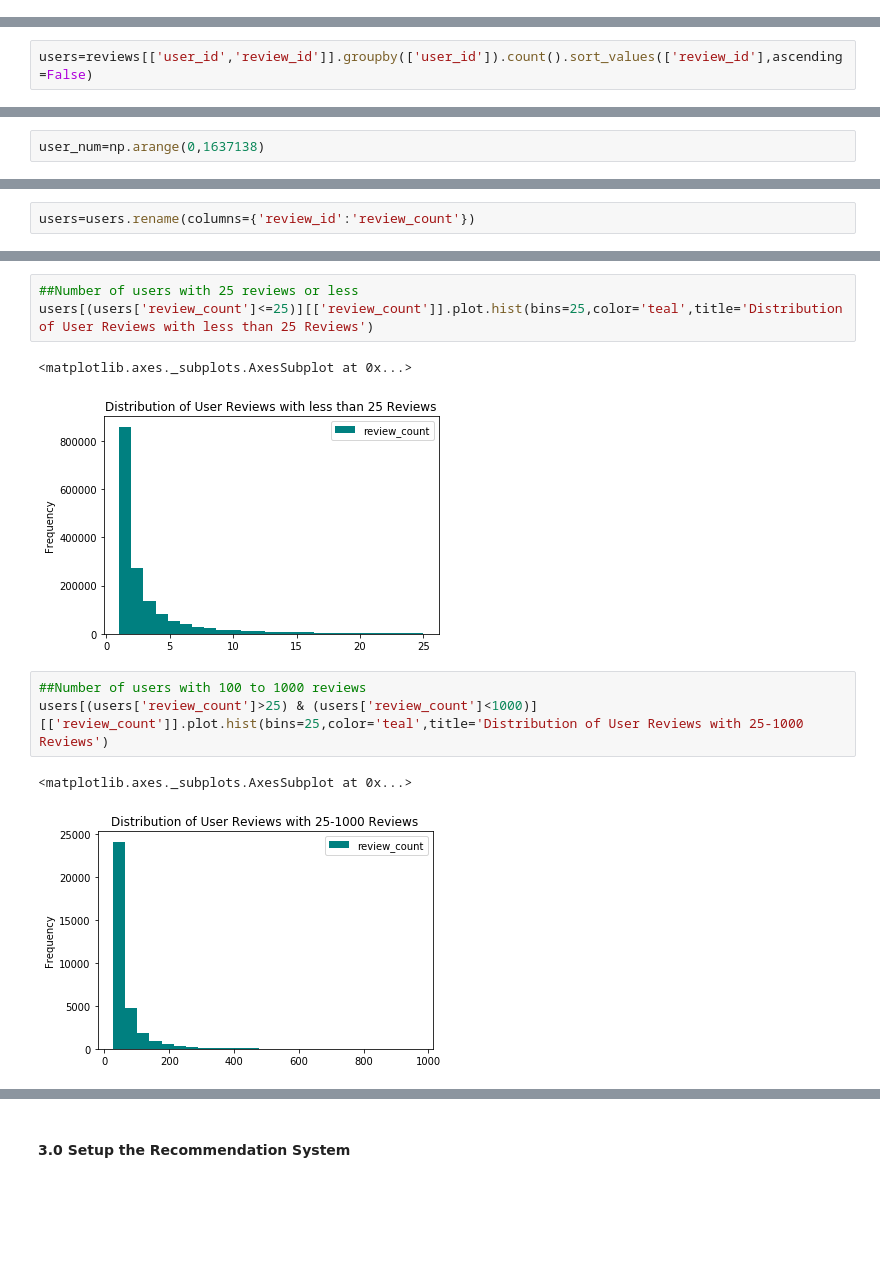
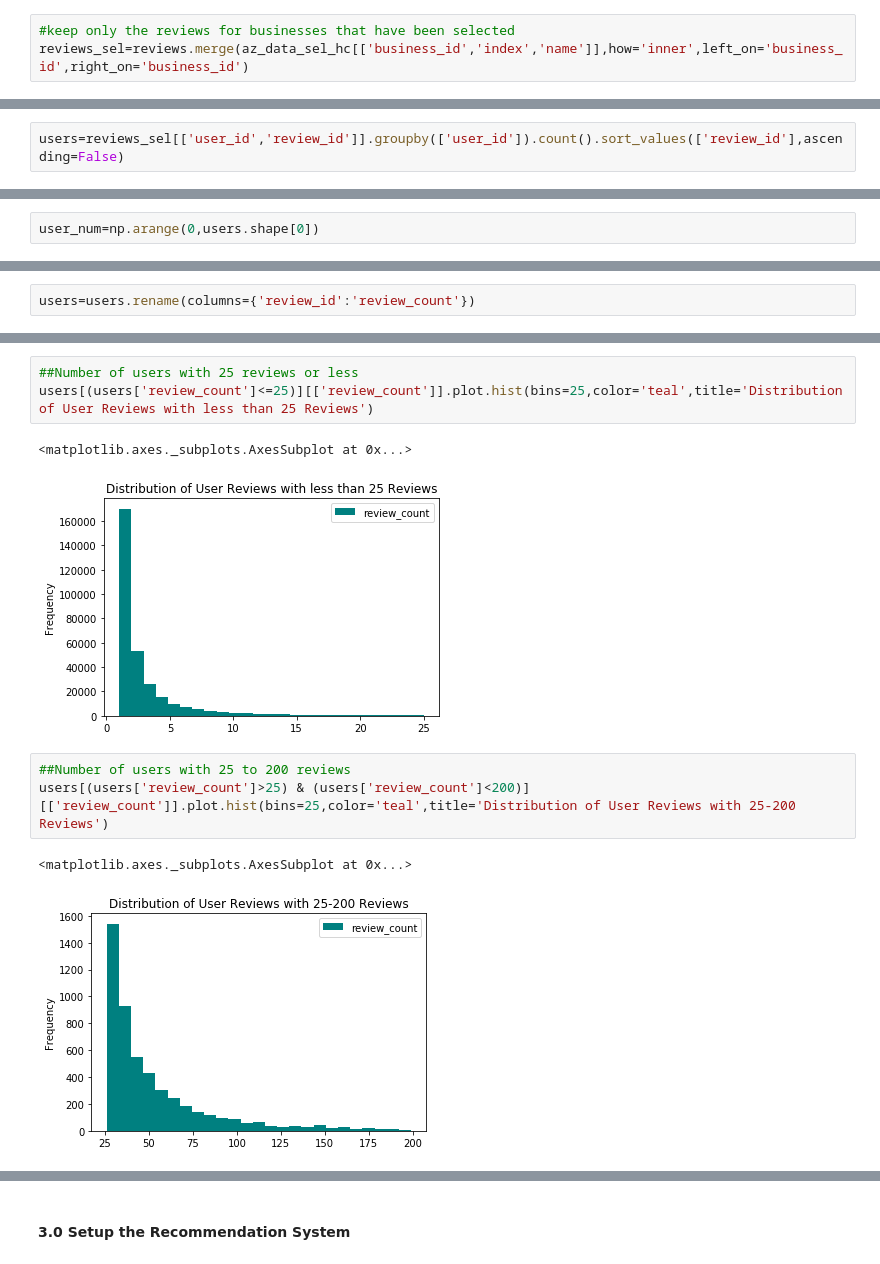
Before and after one commit to talham/CUNY, a Jupyter notebook: Data612/FinalProject/Yelp_analysis.ipynb, the cells around one changed output, grey strips where cells are left out. Saved outputs shown, nothing was run; the diff lists cells and outputs as text; blank space fills up the shorter version.

```diff
--- a/Data612/FinalProject/Yelp_analysis.ipynb
+++ b/Data612/FinalProject/Yelp_analysis.ipynb
@@ -625,0 +626,3 @@ reviews.tail(n=5)
+# %%
+#keep only the reviews for businesses that have been selected
+reviews_sel=reviews.merge(az_data_sel_hc[['business_id','index','name']],how='inner',left_on='business_id',right_on='business_id')
@@ -626,3 +633,3 @@ reviews.tail(n=5)
 # %%
-users=reviews[['user_id','review_id']].groupby(['user_id']).count().sort_values(['review_id'],ascending=False)
+users=reviews_sel[['user_id','review_id']].groupby(['user_id']).count().sort_values(['review_id'],ascending=False)
 # %%
@@ -632,5 +639,5 @@ users.shape
 # %%
-user_num=np.arange(0,1637138)
+user_num=np.arange(0,users.shape[0])
 # %%
 users['user_num']=user_num
 # %%
@@ -660,11 +667,11 @@ users.head(n=5)
 users[(users['review_count']<=25)][['review_count']].plot.hist(bins=25,color='teal',title='Distribution of User Reviews with less than 25 Reviews')
 # %% [output]
 <matplotlib.axes._subplots.AxesSubplot at 0x...>
-[figure, old version]
+[figure, new version]
 # %%
-##Number of users with 100 to 1000 reviews
-users[(users['review_count']>25) & (users['review_count']<1000)][['review_count']].plot.hist(bins=25,color='teal',title='Distribution of User Reviews with 25-1000 Reviews')
+##Number of users with 25 to 200 reviews
+users[(users['review_count']>25) & (users['review_count']<200)][['review_count']].plot.hist(bins=25,color='teal',title='Distribution of User Reviews with 25-200 Reviews')
 # %% [output]
 <matplotlib.axes._subplots.AxesSubplot at 0x...>
-[figure, old version]
+[figure, new version]
 # %%
```
Also changed, not shown: parts of 14 cells of this notebook, 1 other file.
